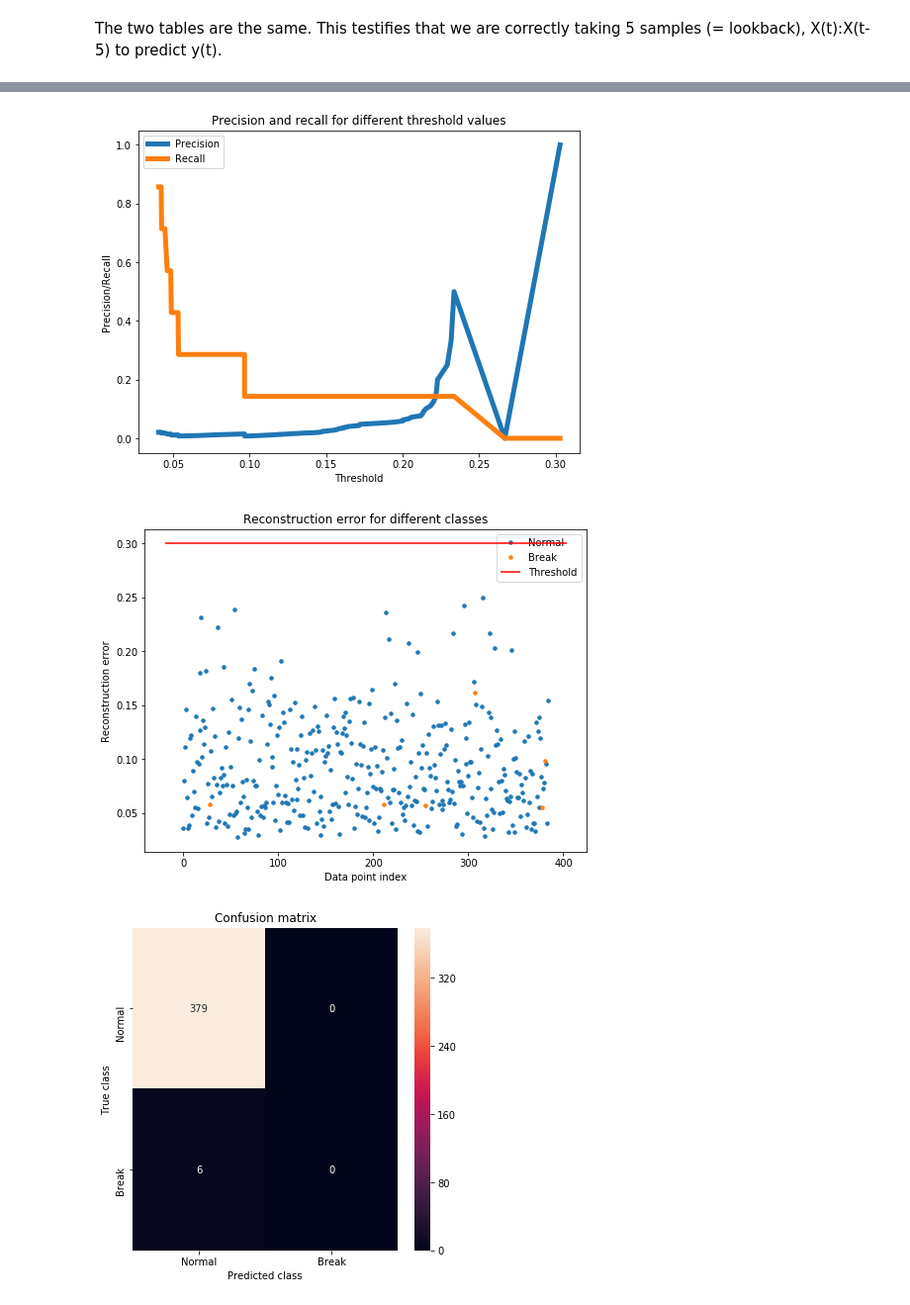
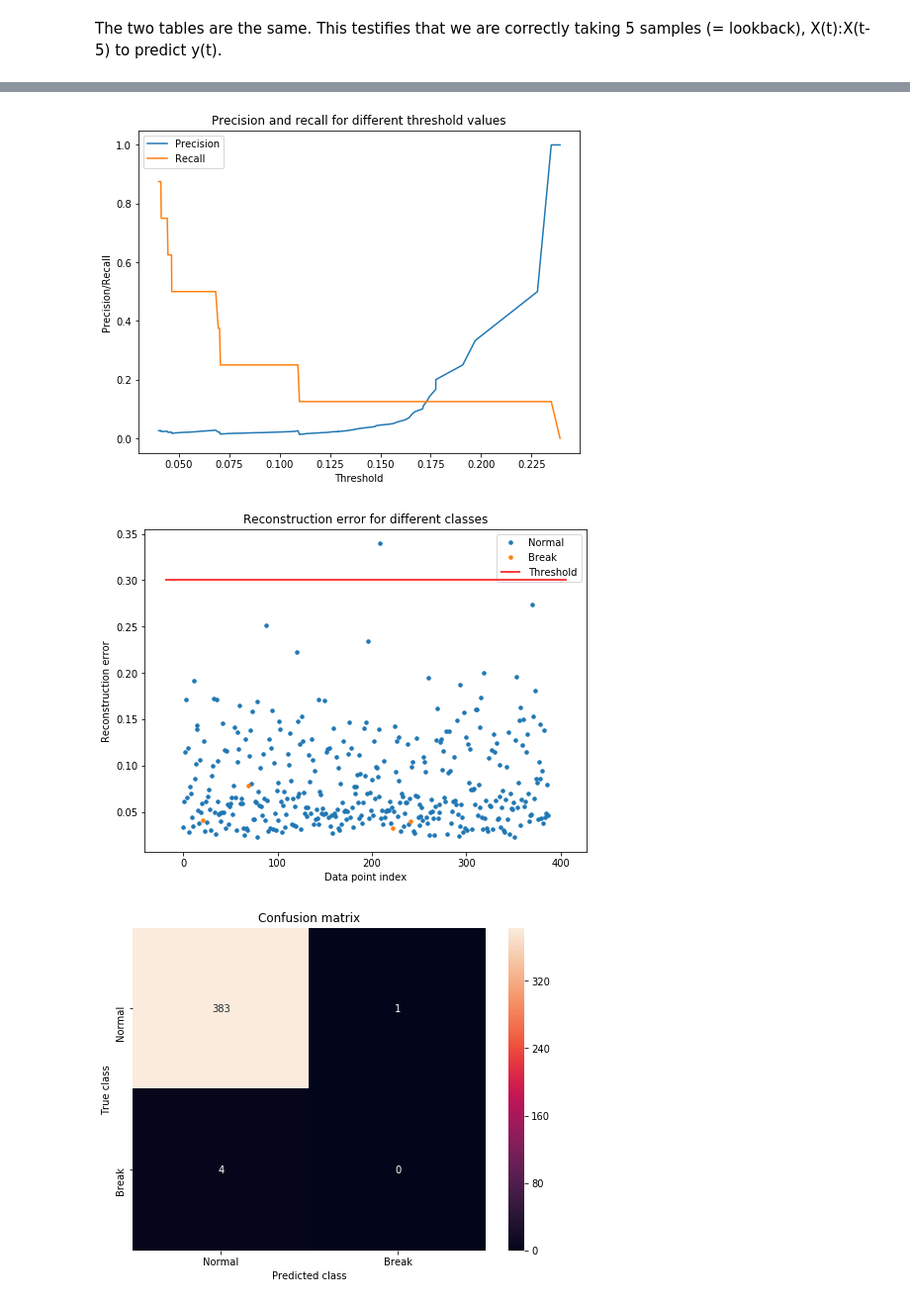
Before and after one commit to abstractguy/lstm_autoencoder_classifier, a Jupyter notebook: LSTM_autoencoder.ipynb, the cells around one changed output, grey strips where cells are left out. Shown at 99% size. Saved outputs shown, nothing was run; the diff lists cells and outputs as text; code cells hidden in the pictures.

```diff
--- a/LSTM_autoencoder.ipynb
+++ b/LSTM_autoencoder.ipynb
@@ -26,11 +26,11 @@ elif AI == 'LSTM_autoencoder':
     main_ticker = 'FB'
     batch_size = 64
     epochs = 200
-    learning_rate = 0.00002
+    learning_rate = 0.00003
     random_seed = 123
     test_size = 0.15
     lookback = 5 # Days of past data.
-    gain = 0.065 # Percentage of gain to consider good for trade.
+    gain = 0.07 # Percentage of gain to consider good for trade.
     tickers_list = ['GE',
                     'ADS',
                     'INTC',
@@ -557,15 +568,15 @@ error = DataFrame({'Reconstruction_error': mse, 'True_class': y_valid.tolist()})
 precision_rt, recall_rt, threshold_rt = precision_recall_curve(error.True_class,
                                                                error.Reconstruction_error)
 
-plt.plot(threshold_rt, precision_rt[1:], label='Precision', linewidth=5)
-plt.plot(threshold_rt, recall_rt[1:], label='Recall', linewidth=5)
+plt.plot(threshold_rt, precision_rt[1:], label='Precision')
+plt.plot(threshold_rt, recall_rt[1:], label='Recall')
 plt.title('Precision and recall for different threshold values')
 plt.xlabel('Threshold')
 plt.ylabel('Precision/Recall')
 plt.legend()
 plt.show()
 # %% [output]
-[figure, old version]
+[figure, new version]
 # %%
 # Predictions on testing data.
 test_x_predictions = LSTM_autoencoder.predict(X_test_scaled)
@@ -599,25 +610,23 @@ plt.ylabel('Reconstruction error')
 plt.xlabel('Data point index')
 plt.show()
 # %% [output]
-[figure, old version]
+[figure, new version]
 # %%
 pred_y = [1 if e > threshold_fixed else 0 for e in error.Reconstruction_error.values]
 conf_matrix = confusion_matrix(error.True_class, pred_y)
 # %%
-plt.figure(figsize=(6, 6))
-
 heatmap(conf_matrix,
         xticklabels=labels,
         yticklabels=labels,
         annot=True,
         fmt='d')
 
 plt.title('Confusion matrix')
 plt.ylabel('True class')
 plt.xlabel('Predicted class')
 plt.show()
 # %% [output]
-[figure, old version]
+[figure, new version]
 # %%
 false_pos_rate, true_pos_rate, thresholds = roc_curve(error.True_class,
                                                       error.Reconstruction_error)
```
Also changed, not shown: parts of 11 cells of this notebook.
